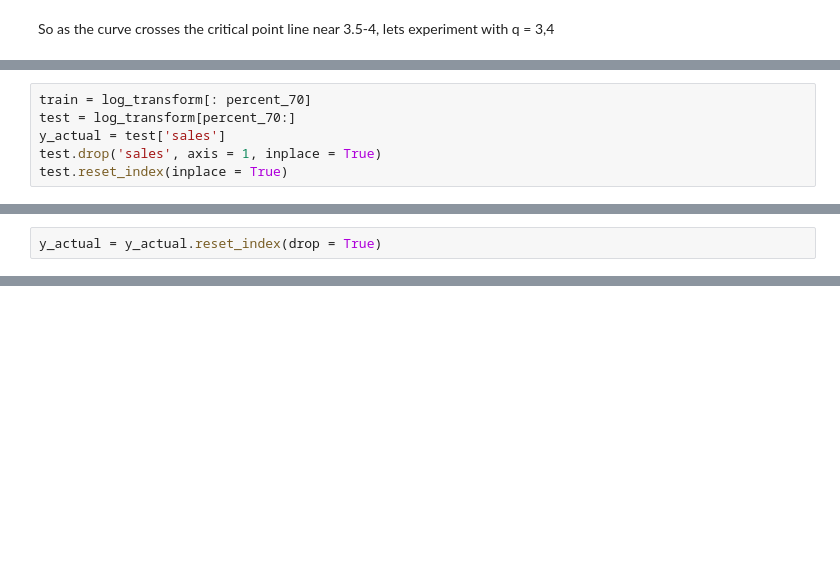
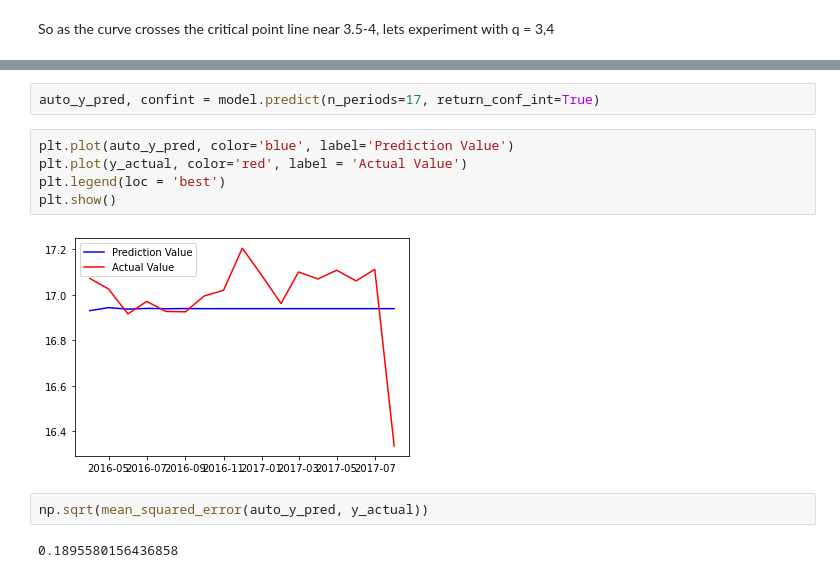
Before and after one commit to jag-shrestha/Sales-Forecast, a Jupyter notebook: Sales_Prediction_TSF.ipynb, the cells around one changed output, grey strips where cells are left out. Cells and saved outputs as stored; diff of their text form; blank space fills up the shorter version.

```diff
--- a/Sales_Prediction_TSF.ipynb
+++ b/Sales_Prediction_TSF.ipynb
@@ -392,6 +390,0 @@ percent_70 = round(len(log_transform) *0.7)
-# %%
-train = log_transform[: percent_70]
-test = log_transform[percent_70:]
-y_actual = test['sales']
-test.drop('sales', axis = 1, inplace = True)
-test.reset_index(inplace = True)
@@ -443,2 +430,0 @@ Name: predicted_mean, dtype: float64
-# %%
-y_actual = y_actual.reset_index(drop = True)
@@ -459,0 +511,13 @@ ValueError: continuous is not supported
+# %%
+auto_y_pred, confint = model.predict(n_periods=17, return_conf_int=True)
+# %%
+plt.plot(auto_y_pred, color='blue', label='Prediction Value')
+plt.plot(y_actual, color='red', label = 'Actual Value')
+plt.legend(loc = 'best')
+plt.show()
+# %% [output]
+[figure, added]
+# %%
+np.sqrt(mean_squared_error(auto_y_pred, y_actual))
+# %% [output]
+0.1895580156436858
```
Also changed, not shown: parts of 37 cells of this notebook.
